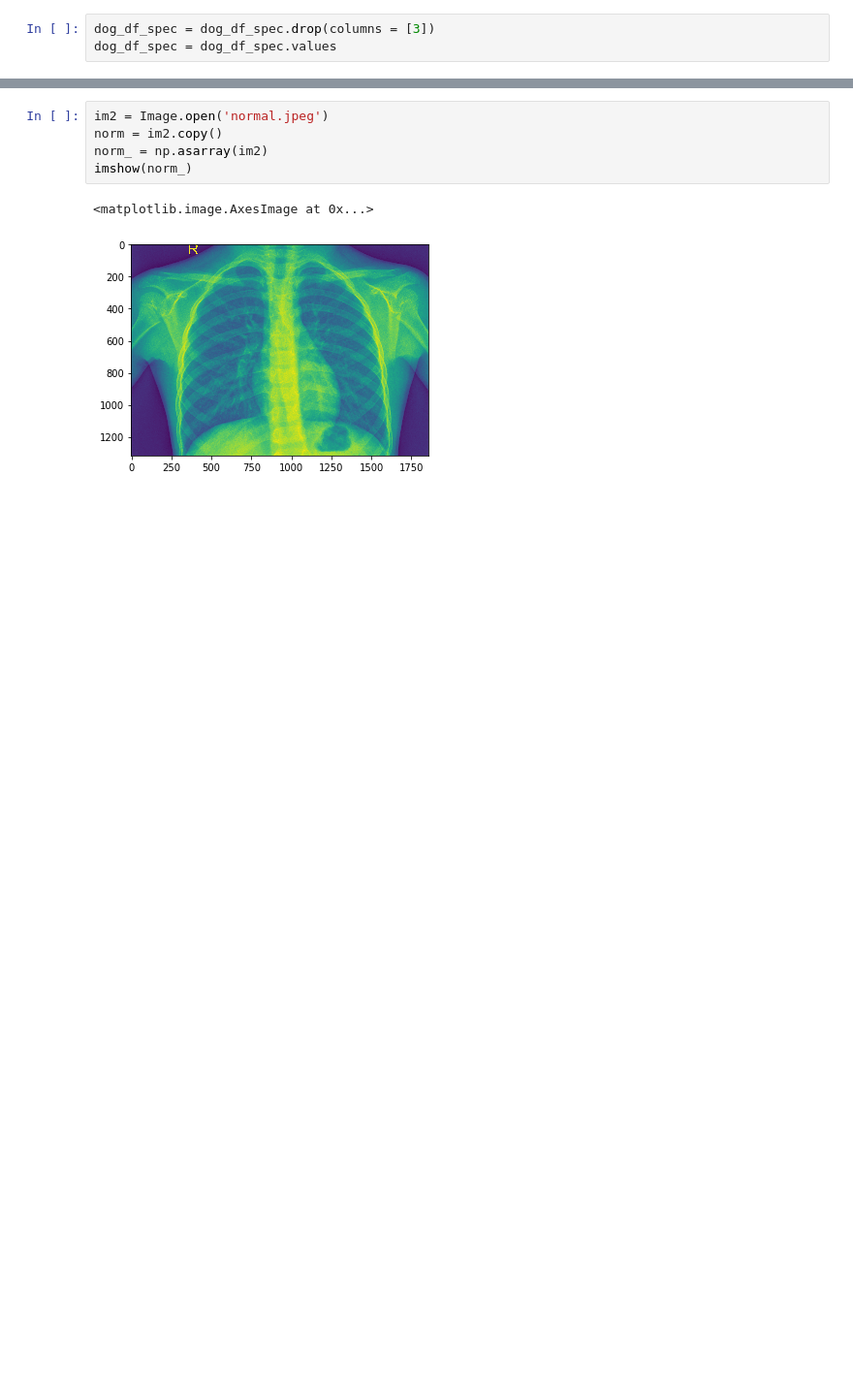
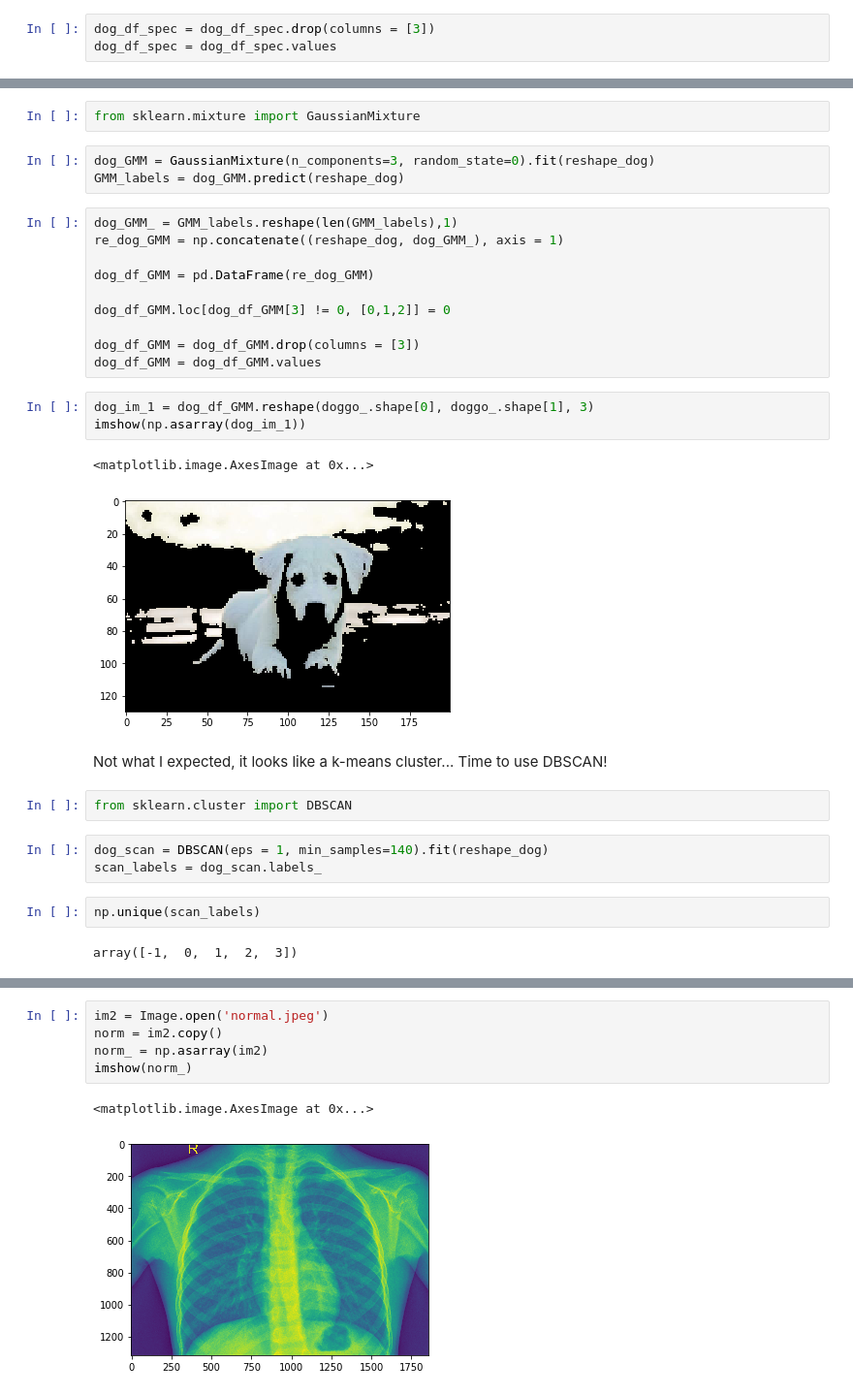
Before and after one commit to jesterugalde/Image_segment, a Jupyter notebook: Image Segmentation.ipynb, the cells around one changed output, grey strips where cells are left out. Shown at 97% size. Cells and saved outputs as stored; diff of their text form; blank space fills up the shorter version.

```diff
--- a/Image Segmentation.ipynb
+++ b/Image Segmentation.ipynb
@@ -219,0 +189,32 @@ Clipping input data to the valid range for imshow with RGB data ([0..1] for floa
+# %%
+from sklearn.mixture import GaussianMixture
+# %%
+dog_GMM = GaussianMixture(n_components=3, random_state=0).fit(reshape_dog)
+GMM_labels = dog_GMM.predict(reshape_dog)
+# %%
+dog_GMM_ = GMM_labels.reshape(len(GMM_labels),1)
+re_dog_GMM = np.concatenate((reshape_dog, dog_GMM_), axis = 1)
+
+dog_df_GMM = pd.DataFrame(re_dog_GMM)
+
+dog_df_GMM.loc[dog_df_GMM[3] != 0, [0,1,2]] = 0
+
+dog_df_GMM = dog_df_GMM.drop(columns = [3])
+dog_df_GMM = dog_df_GMM.values
+# %%
+dog_im_1 = dog_df_GMM.reshape(doggo_.shape[0], doggo_.shape[1], 3)
+imshow(np.asarray(dog_im_1))
+# %% [output]
+<matplotlib.image.AxesImage at 0x...>
+[figure, added]
+# %% [markdown]
+Not what I expected, it looks like a k-means cluster... Time to use DBSCAN!
+# %%
+from sklearn.cluster import DBSCAN
+# %%
+dog_scan = DBSCAN(eps = 1, min_samples=140).fit(reshape_dog)
+scan_labels = dog_scan.labels_
+# %%
+np.unique(scan_labels)
+# %% [output]
+array([-1,  0,  1,  2,  3])
```
Also changed, not shown: parts of 27 cells of this notebook.
